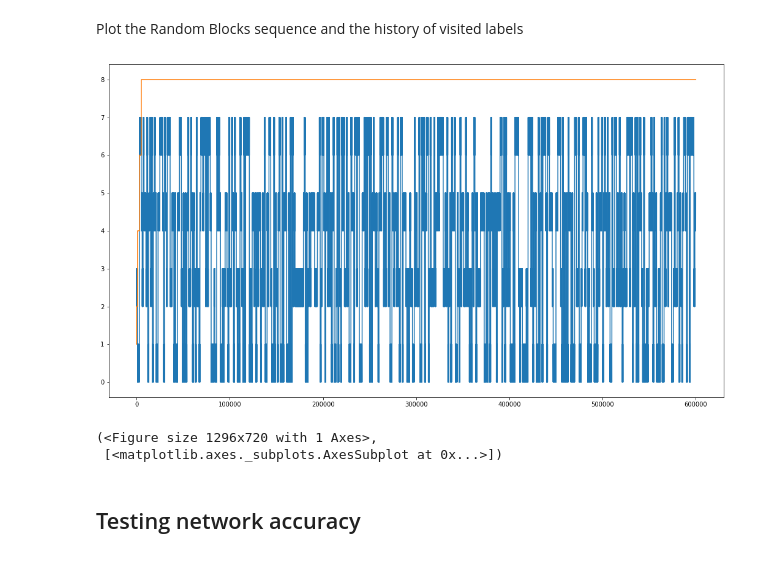
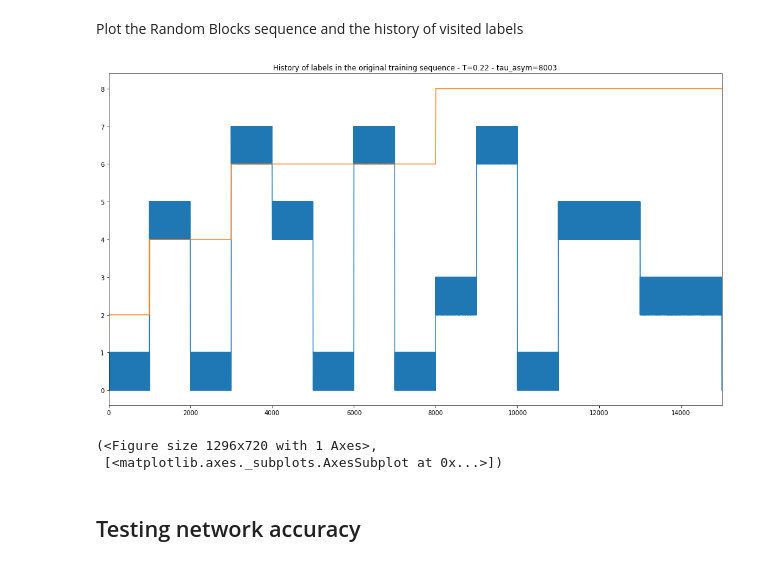
Before and after one commit to Brossollet-Antonin/Ultrametric-benchmark, a Jupyter notebook: notebooks/Hyper-parameter_selection.ipynb, the cells around one changed output. Drawn from its saved outputs; the diff is of its cells as text; code cells hidden in the pictures.

```diff
--- a/notebooks/Hyper-parameter_selection.ipynb
+++ b/notebooks/Hyper-parameter_selection.ipynb
@@ -5,7 +70,7 @@ Notebook to explore hyper-parameters and select a temperature and a block size f
 # %% [markdown]
 ## Sequence parameters
 # %%
-T = 0.25
+T = 2.25e-1
 split_length = [1000]
 tree_depth = 3 #3 for MNIST
 tree_branching = 2 #other values not supported yet
@@ -43,43 +153,4 @@ Transition rates vector : [0.00000000e+00 9.81690393e-01 8.99014337e-03 8.990143
 # %% [markdown]
 ## Plot labels history
-# %%
-def lbl_history(seq, T_list, shuffled_blocksz=None, strides=None):
-    n_Ts = len(T_list)
-    assert (n_Ts>0)
-    t_explr = None
-
-    lbls_fig = plt.figure(figsize=(18,10*n_Ts))
-    lbls_axes = []
-
-    for T_id, T in enumerate(T_list):
-        if shuffled_blocksz is None:
-            occur_id = random.randint(0, len(seq)-1)
-        else:
-            occur_id = random.randint(0, len(self.train_labels_shfl[T][shuffled_blocksz])-1)
-            seq = self.train_labels_shfl[T][shuffled_blocksz][occur_id]
-
-        n_labels = len(set(seq))
-        lbls_ax = plt.subplot(n_Ts, 1, 1+T_id)
-        lbls_axes.append(lbls_ax)
-        lbls_ax.plot(seq)
-
-        obs_lbl_set = set()
-        nobs_seq = []
-        for itr_id, lbl in enumerate(seq):
-            obs_lbl_set.add(lbl)
-            nobs_seq.append(len(obs_lbl_set))
-            if t_explr is None and len(obs_lbl_set) == n_labels:
-                t_explr = itr_id
-
-        lbls_ax.plot(nobs_seq)
-        if strides is not None:
-            for stride in strides:
-                lbls_ax.axvline(x=stride, ymin=0, ymax=n_labels)
-
-        ttl = 'History of labels in the original training sequence - T='+str(T)
-        if t_explr:
-            ttl = ttl+' - tau_asym=' + str(t_explr)
-    plt.show()
-    return lbls_fig, lbls_axes
 # %% [markdown]
 Plot the Ultrametric sequence and the history of visited labels
@@ -92,9 +163,9 @@ lbl_history(trainer_um.train_sequence, [T])
 # %% [markdown]
 Plot the Random Blocks sequence and the history of visited labels
 # %%
-lbl_history(trainer_rb.train_sequence, [T])
+lbl_history(trainer_rb.train_sequence, [T], scope_max=1.5e4)
 # %% [output]
-[figure, old version]
+[figure, new version]
 (<Figure size 1296x720 with 1 Axes>,
  [<matplotlib.axes._subplots.AxesSubplot at 0x...>])
 # %% [markdown]
```
Also changed, not shown: parts of 9 cells of this notebook.
